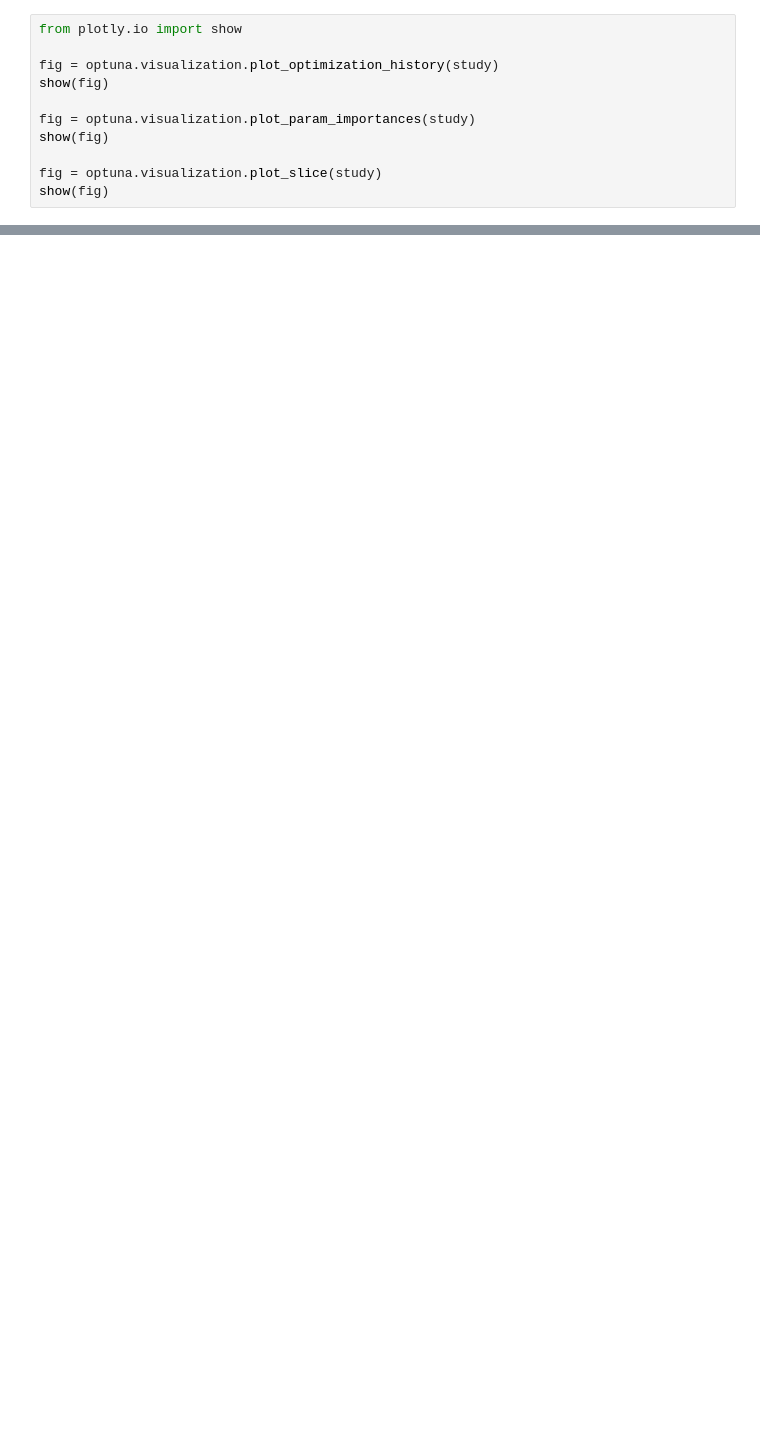
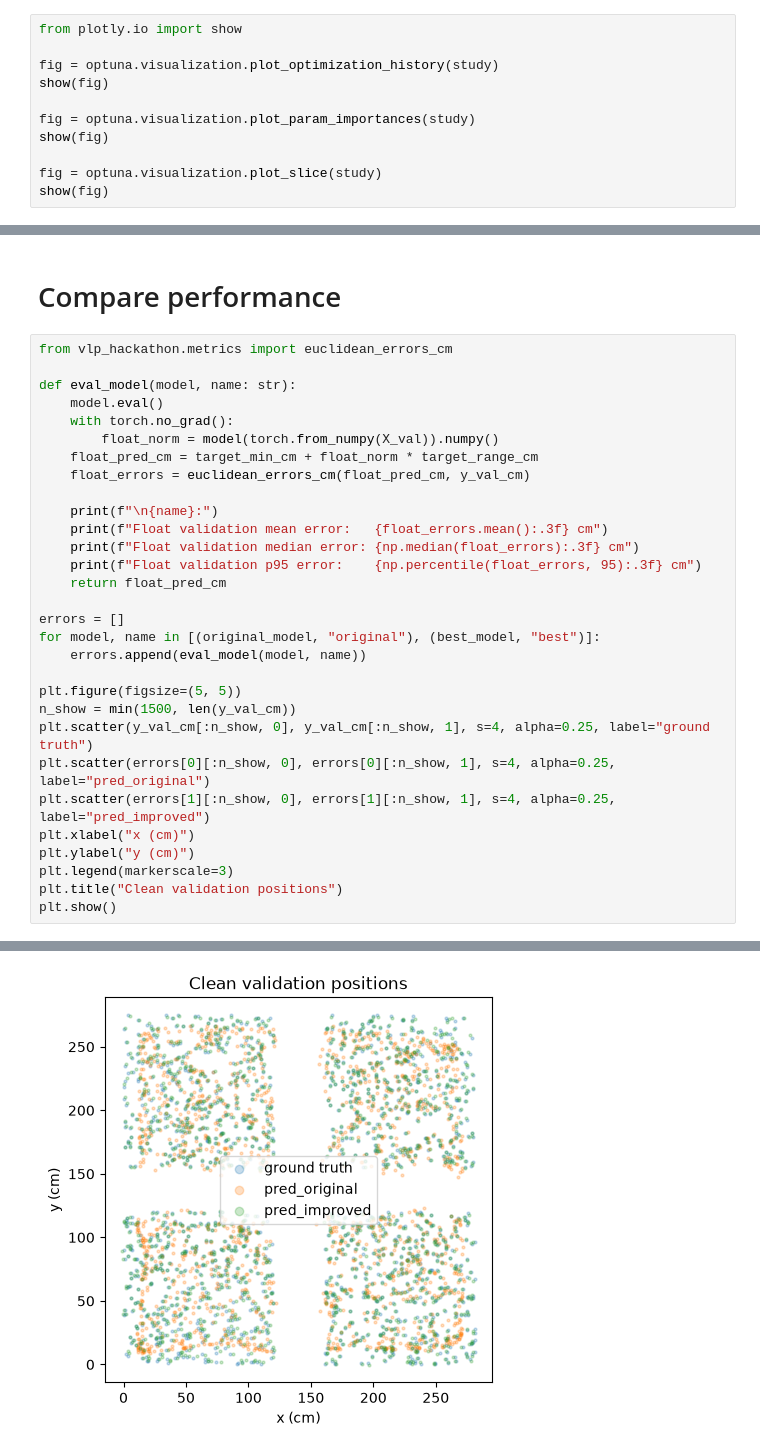
Before and after one commit to Lucan11/systems_meet_ai_hackaton, a Jupyter notebook: notebooks/hyperparameter_search.ipynb, the cells around one changed output, grey strips where cells are left out. Saved outputs shown, nothing was run; the diff lists cells and outputs as text; blank space fills up the shorter version.

```diff
--- a/notebooks/hyperparameter_search.ipynb
+++ b/notebooks/hyperparameter_search.ipynb
@@ -133,0 +228,33 @@ show(fig)
+# %% [markdown]
+# Compare performance
+# %%
+from vlp_hackathon.metrics import euclidean_errors_cm
+
+def eval_model(model, name: str):
+    model.eval()
+    with torch.no_grad():
+        float_norm = model(torch.from_numpy(X_val)).numpy()
+    float_pred_cm = target_min_cm + float_norm * target_range_cm
+    float_errors = euclidean_errors_cm(float_pred_cm, y_val_cm)
+
+    print(f"\n{name}:")
+    print(f"Float validation mean error:   {float_errors.mean():.3f} cm")
+    print(f"Float validation median error: {np.median(float_errors):.3f} cm")
+    print(f"Float validation p95 error:    {np.percentile(float_errors, 95):.3f} cm")
+    return float_pred_cm
+
+errors = []
+for model, name in [(original_model, "original"), (best_model, "best")]:
+    errors.append(eval_model(model, name))
+
+plt.figure(figsize=(5, 5))
+n_show = min(1500, len(y_val_cm))
+plt.scatter(y_val_cm[:n_show, 0], y_val_cm[:n_show, 1], s=4, alpha=0.25, label="ground truth")
+plt.scatter(errors[0][:n_show, 0], errors[0][:n_show, 1], s=4, alpha=0.25, label="pred_original")
+plt.scatter(errors[1][:n_show, 0], errors[1][:n_show, 1], s=4, alpha=0.25, label="pred_improved")
+plt.xlabel("x (cm)")
+plt.ylabel("y (cm)")
+plt.legend(markerscale=3)
+plt.title("Clean validation positions")
+plt.show()
+# %% [output]
@@ -133,0 +270 @@ show(fig)
+[figure, added]
```
Also changed, not shown: parts of 8 cells of this notebook, 3 other files.
